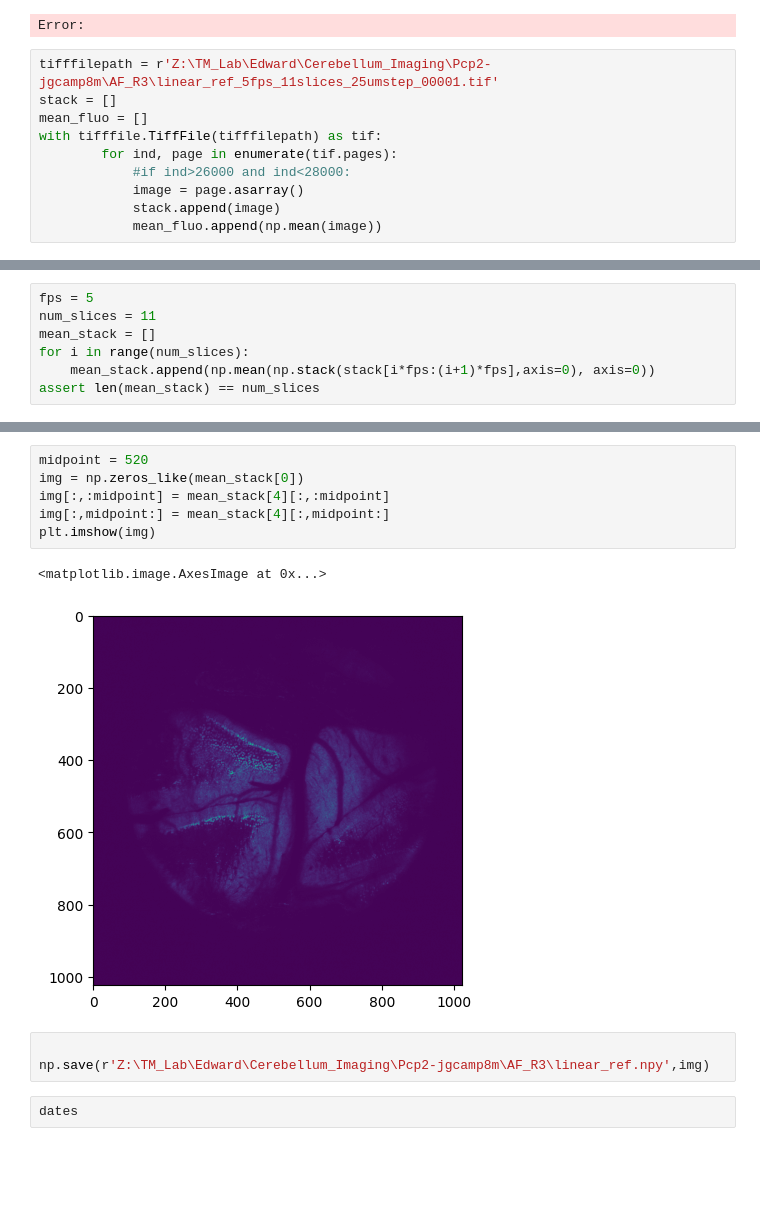
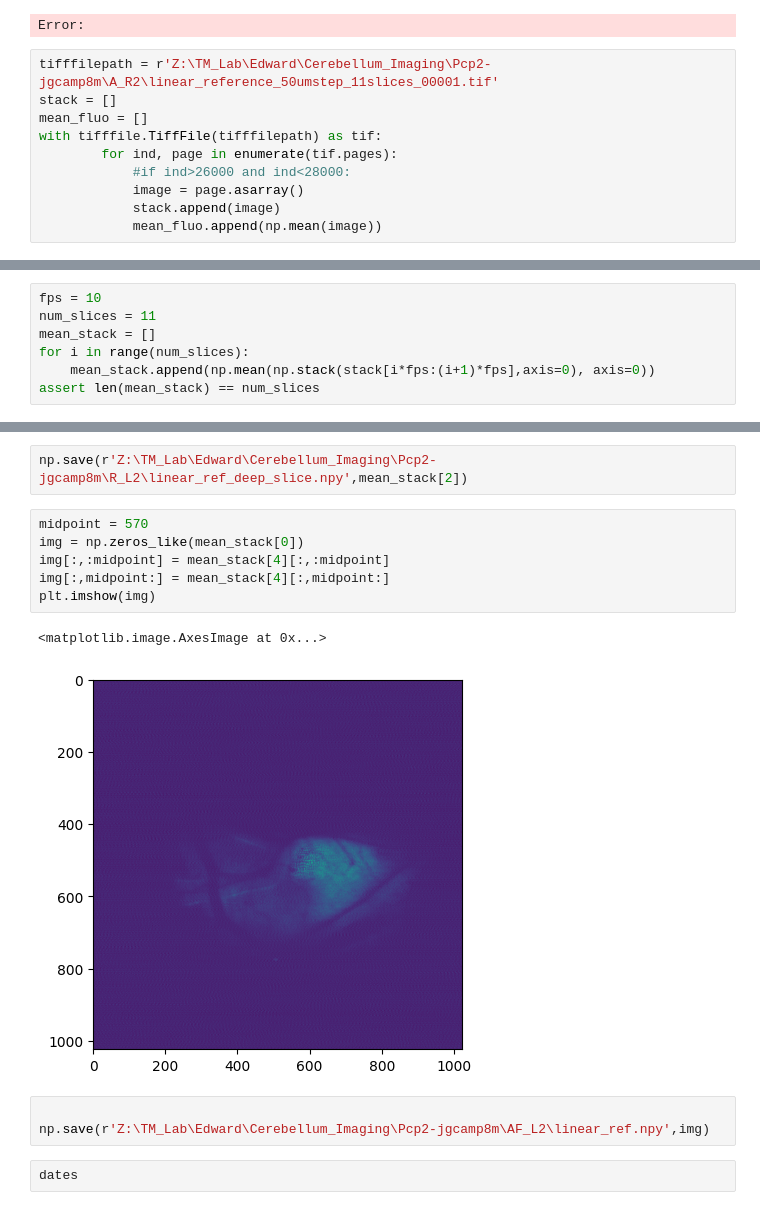
Before and after one commit to edwardyan95/ibllib, a Jupyter notebook: examples/Ca_Img_preprocess.ipynb, the cells around one changed output, grey strips where cells are left out. Drawn from its saved outputs; the diff is of its cells as text; blank space fills up the shorter version.

```diff
--- a/examples/Ca_Img_preprocess.ipynb
+++ b/examples/Ca_Img_preprocess.ipynb
@@ -16,7 +16,7 @@ reader=ScanImageTiffReader(img_path)
 Error:
 Error:
 # %%
-tifffilepath = r'Z:\TM_Lab\Edward\Cerebellum_Imaging\Pcp2-jgcamp8m\AF_R3\linear_ref_5fps_11slices_25umstep_00001.tif'
+tifffilepath = r'Z:\TM_Lab\Edward\Cerebellum_Imaging\Pcp2-jgcamp8m\A_R2\linear_reference_50umstep_11slices_00001.tif'
 stack = []
 mean_fluo = []
 with tifffile.TiffFile(tifffilepath) as tif:
@@ -32,5 +32,5 @@ len(stack)
 # %%
-fps = 5
+fps = 10
 num_slices = 11
 mean_stack = []
 for i in range(num_slices):
@@ -44,15 +44,17 @@ plt.imshow(mean_stack[4])
+# %%
+np.save(r'Z:\TM_Lab\Edward\Cerebellum_Imaging\Pcp2-jgcamp8m\R_L2\linear_ref_deep_slice.npy',mean_stack[2])
 # %%
-midpoint = 520
+midpoint = 570
 img = np.zeros_like(mean_stack[0])
 img[:,:midpoint] = mean_stack[4][:,:midpoint]
 img[:,midpoint:] = mean_stack[4][:,midpoint:]
 plt.imshow(img)
 # %% [output]
 <matplotlib.image.AxesImage at 0x...>
-[figure, old version]
+[figure, new version]
 # %%
 
-np.save(r'Z:\TM_Lab\Edward\Cerebellum_Imaging\Pcp2-jgcamp8m\AF_R3\linear_ref.npy',img)
+np.save(r'Z:\TM_Lab\Edward\Cerebellum_Imaging\Pcp2-jgcamp8m\AF_L2\linear_ref.npy',img)
 # %%
 dates
 # %% [output]
```
Also changed, not shown: parts of 3 cells of this notebook, 12 other files.
